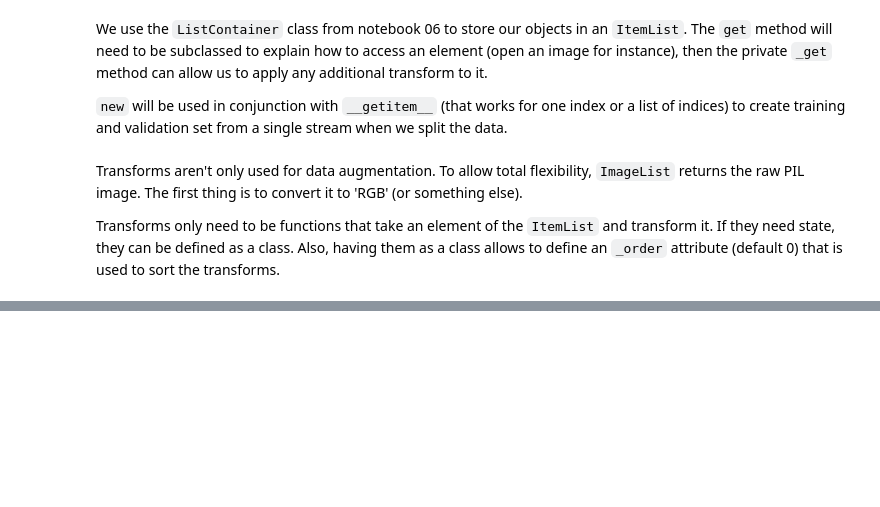
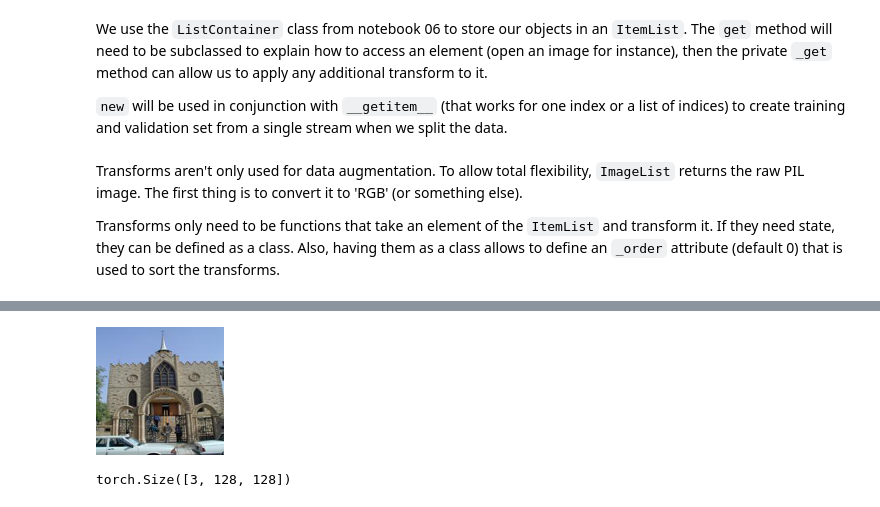
Before and after one commit to ojss/fast-ai-notebook, a Jupyter notebook: part-2/08_data_block.ipynb, the cells around one changed output, grey strips where cells are left out. Cells and saved outputs as stored; diff of their text form; code cells hidden in the pictures; blank space fills up the shorter version.

```diff
--- a/part-2/08_data_block.ipynb
+++ b/part-2/08_data_block.ipynb
@@ -228,0 +413,4 @@ img
+# %%
+ll.train[0][0].resize((128, 128), 3)
+# %% [output]
+[figure, added]
@@ -228,0 +450,5 @@ img
+# %%
+x, y = ll.train[0]
+x.shape
+# %% [output]
+torch.Size([3, 128, 128])
```
Also changed, not shown: parts of 74 cells of this notebook, 29 other files.
